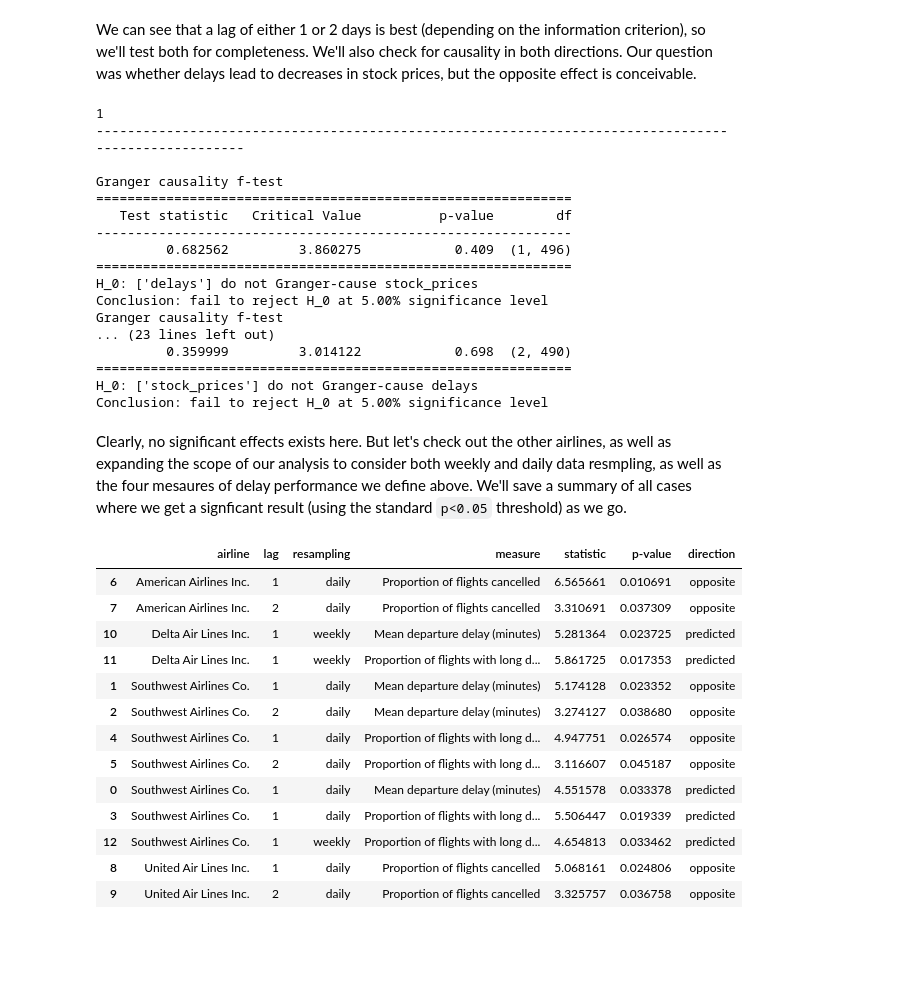
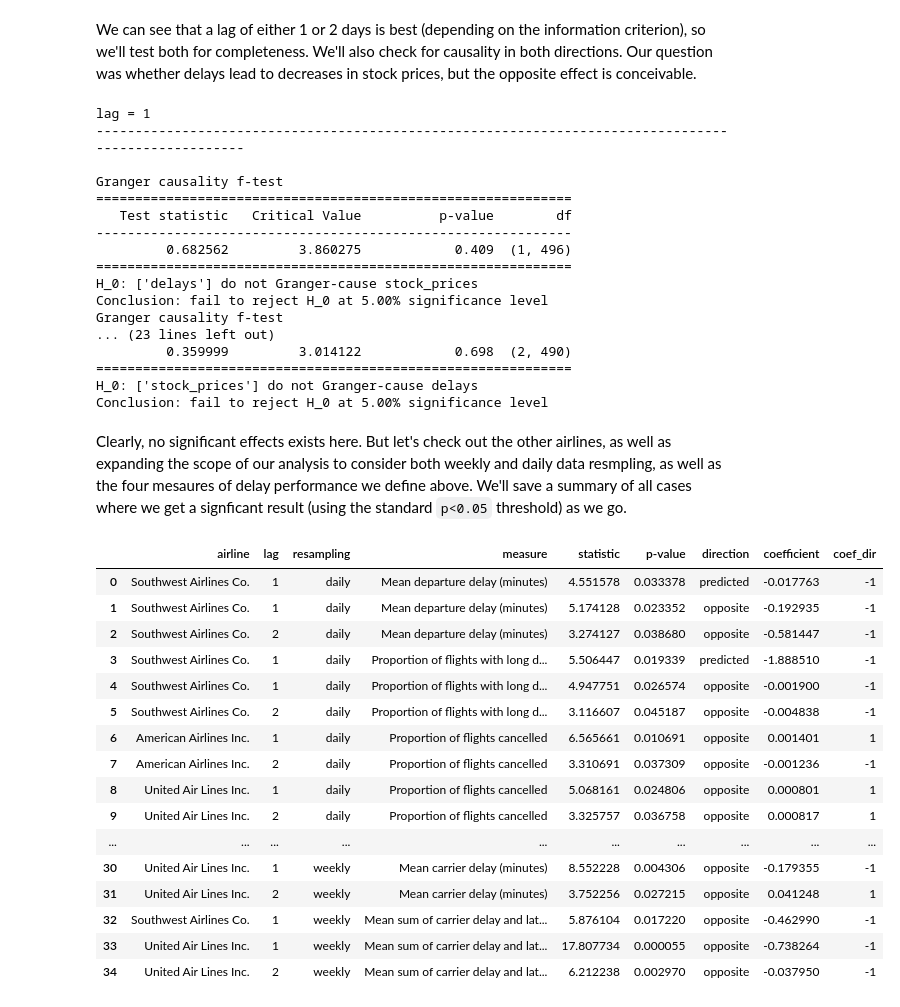
Before and after one commit to jlorince/fun-with-notebooks, a Jupyter notebook: stock-prices-and-flight-delays/stock-prices-and-flight-delays.ipynb, the cells around one changed output. Saved outputs shown, nothing was run; the diff lists cells and outputs as text; code cells hidden in the pictures; blank space fills up the shorter version.

```diff
--- a/stock-prices-and-flight-delays/stock-prices-and-flight-delays.ipynb
+++ b/stock-prices-and-flight-delays/stock-prices-and-flight-delays.ipynb
@@ -135,10 +138,13 @@ stock_symbol_dict
 # %%
 from yahoo_finance import Share
+from dateutil.parser import parse
 stock_data = pd.concat([pd.DataFrame(
                            Share(s).get_historical('2015-01-01','2015-12-31'))
                        for s in stock_symbols])
-# for some reason yahoo-finance returns the numeric values as string, so we have to convert to float
+# for some reason yahoo-finance returns the numeric values as strings, so we have to convert to float
 stock_data['Adj_Close'] = stock_data['Adj_Close'].astype(float)
+# ensure the Date column is in datetime format
+stock_data['Date'] = stock_data['Date'].apply(parse)
 # We'll also add in the actual airline names for readability
 stock_data['airline_name'] = stock_data['Symbol'].map(stock_symbol_dict)
 stock_data.head()
@@ -152,7 +160,8 @@ stock_data.head()
 # %%
 fig,ax = plt.subplots(1,1,figsize=(12,4))
 ax.patch.set_facecolor('#DEDEDE')
-stocks_formatted = stock_data[['Adj_Close','airline_name','Date']].pivot(index='Date',columns='airline_name',values='Adj_Close')
+stocks_formatted = stock_data[['Adj_Close','airline_name','Date']].pivot(
+                                        index='Date',columns='airline_name',values='Adj_Close')
 stocks_formatted.plot(legend=None,ax=ax,lw=2,color=colors)
 ax.legend(bbox_to_anchor=(1.3,1.0))
 ax.set_xlabel('')
@@ -275,6 +315,8 @@ Let's start by just looking at American Airlines. We'll examine at the daily-sam
 # %%
 airline = top_carriers[0]
-freq = 'd'
+freq = 'D'
+year_range = pd.date_range(start='2015-01-01',end='2015-12-31',freq=freq)
+measure = 'DEP_DELAY_NEW'
 print airline
 data = pd.DataFrame({'stock_prices':stocks_formatted[airline].resample(freq,how='mean').reindex(year_range),
                     'delays':flights_trimmed[flights_trimmed['airline_name']==airline][measure].resample(
@@ -310,13 +352,13 @@ best_orders = model.select_order(30)
 We can see that a lag of either 1 or 2 days is best (depending on the information criterion), so we'll test both for completeness. We'll also check for causality in both directions. Our question was whether delays lead to decreases in stock prices, but the opposite effect is conceivable.
 # %%
 for lag in (1,2):
-    print '\n'+str(lag)
+    print '\nlag = '+str(lag)
     print '-'*100+'\n'
     result = model.fit(lag)
     result.test_causality('stock_prices', 'delays')
     result.test_causality('delays', 'stock_prices')
 # %% [output]
-1
+lag = 1
 ----------------------------------------------------------------------------------------------------
 
 Granger causality f-test
@@ -338,12 +380,19 @@ Clearly, no significant effects exists here. But let's check out the other airli
 # %%
 results = []
 for freq in ('D','W'):
+    year_range = pd.date_range(start='2015-01-01',end='2015-12-31',freq=freq)
     for measure in measure_dict:
         for airline in top_carriers:
-            data = pd.DataFrame({'stock_prices':stocks_formatted[airline].resample(freq,how='mean').reindex(
-                                                                                            year_range,method='ffill'),
-                                'delays':flights_trimmed[flights_trimmed['airline_name']==airline][measure].resample(
-                                                                        freq,how='mean').reindex(year_range)}).dropna(0)
+            if measure == 'carrier+late_aircraft':
+                flights = flights_trimmed[flights_trimmed['airline_name']==airline]
+                f_data = (flights['CARRIER_DELAY']+flights['LATE_AIRCRAFT_DELAY']).resample(
+                                                    freq,how='mean').reindex(year_range)
+            else:
+                f_data = flights_trimmed[flights_trimmed['airline_name']==airline][measure].resample(
+                                                    freq,how='mean').reindex(year_range)
+            data = pd.DataFrame({'stock_prices':stocks_formatted[airline].resample(
+                                        freq,how='mean').reindex(year_range,method='ffill'),
+                                'delays':f_data}).dropna(0)
             model = VAR(data)
             if freq == 'd':
                 best_orders = model.select_order(30,verbose=False)
@@ -354,31 +403,38 @@ for freq in ('D','W'):
                 granger_result = result.test_causality('stock_prices', 'delays',verbose=False)
                 pv = granger_result['pvalue']
                 if pv<0.05:
+                    coef = result.coefs[lag-1][1][0]
                     result_list = [airline,lag,{'D':'daily','W':'weekly','M':'monthly'}[freq],
-                                   measure_dict[measure],granger_result['statistic'],pv,'predicted']
+                                   measure_dict[measure],granger_result['statistic'],pv,'predicted',coef]
                     results.append(result_list)
                 granger_result = result.test_causality('delays', 'stock_prices',verbose=False)
                 pv = granger_result['pvalue']
                 if pv<0.05:
+                    coef = result.coefs[lag-1][0][1]
                     result_list = [airline,lag,{'D':'daily','W':'weekly','M':'monthly'}[freq],
-                                   measure_dict[measure],granger_result['statistic'],pv,'opposite']
+                                   measure_dict[measure],granger_result['statistic'],pv,'opposite',coef]
                     results.append(result_list)
 # %%
 summary = pd.DataFrame(results)
-summary.columns = ['airline','lag','resampling','measure','statistic','p-value','direction']
+summary.columns = ['airline','lag','resampling','measure','statistic','p-value','direction','coefficient']
 summary.sort_values(['airline','direction'])
+summary['coef_dir'] = summary['coefficient'].apply(lambda x: -1 if x<=0 else 1)
+summary
 # %% [output]
-|  | airline | lag | resampling | measure | statistic | p-value | direction |
-| 6 | American Airlines Inc. | 1 | daily | Proportion of flights cancelled | 6.565661 | 0.010691 | opposite |
-| 7 | American Airlines Inc. | 2 | daily | Proportion of flights cancelled | 3.310691 | 0.037309 | opposite |
-| 10 | Delta Air Lines Inc. | 1 | weekly | Mean departure delay (minutes) | 5.281364 | 0.023725 | predicted |
-| 11 | Delta Air Lines Inc. | 1 | weekly | Proportion of flights with long d... | 5.861725 | 0.017353 | predicted |
-| 1 | Southwest Airlines Co. | 1 | daily | Mean departure delay (minutes) | 5.174128 | 0.023352 | opposite |
-| 2 | Southwest Airlines Co. | 2 | daily | Mean departure delay (minutes) | 3.274127 | 0.038680 | opposite |
-| 4 | Southwest Airlines Co. | 1 | daily | Proportion of flights with long d... | 4.947751 | 0.026574 | opposite |
-| 5 | Southwest Airlines Co. | 2 | daily | Proportion of flights with long d... | 3.116607 | 0.045187 | opposite |
-| 0 | Southwest Airlines Co. | 1 | daily | Mean departure delay (minutes) | 4.551578 | 0.033378 | predicted |
-| 3 | Southwest Airlines Co. | 1 | daily | Proportion of flights with long d... | 5.506447 | 0.019339 | predicted |
-| 12 | Southwest Airlines Co. | 1 | weekly | Proportion of flights with long d... | 4.654813 | 0.033462 | predicted |
-| 8 | United Air Lines Inc. | 1 | daily | Proportion of flights cancelled | 5.068161 | 0.024806 | opposite |
-| 9 | United Air Lines Inc. | 2 | daily | Proportion of flights cancelled | 3.325757 | 0.036758 | opposite |
+|  | airline | lag | resampling | measure | statistic | p-value | direction | coefficient | coef_dir |
+| 0 | Southwest Airlines Co. | 1 | daily | Mean departure delay (minutes) | 4.551578 | 0.033378 | predicted | -0.017763 | -1 |
+| 1 | Southwest Airlines Co. | 1 | daily | Mean departure delay (minutes) | 5.174128 | 0.023352 | opposite | -0.192935 | -1 |
+| 2 | Southwest Airlines Co. | 2 | daily | Mean departure delay (minutes) | 3.274127 | 0.038680 | opposite | -0.581447 | -1 |
+| 3 | Southwest Airlines Co. | 1 | daily | Proportion of flights with long d... | 5.506447 | 0.019339 | predicted | -1.888510 | -1 |
+| 4 | Southwest Airlines Co. | 1 | daily | Proportion of flights with long d... | 4.947751 | 0.026574 | opposite | -0.001900 | -1 |
+| 5 | Southwest Airlines Co. | 2 | daily | Proportion of flights with long d... | 3.116607 | 0.045187 | opposite | -0.004838 | -1 |
+| 6 | American Airlines Inc. | 1 | daily | Proportion of flights cancelled | 6.565661 | 0.010691 | opposite | 0.001401 | 1 |
+| 7 | American Airlines Inc. | 2 | daily | Proportion of flights cancelled | 3.310691 | 0.037309 | opposite | -0.001236 | -1 |
+| 8 | United Air Lines Inc. | 1 | daily | Proportion of flights cancelled | 5.068161 | 0.024806 | opposite | 0.000801 | 1 |
+| 9 | United Air Lines Inc. | 2 | daily | Proportion of flights cancelled | 3.325757 | 0.036758 | opposite | 0.000817 | 1 |
+| ... | ... | ... | ... | ... | ... | ... | ... | ... | ... |
+| 30 | United Air Lines Inc. | 1 | weekly | Mean carrier delay (minutes) | 8.552228 | 0.004306 | opposite | -0.179355 | -1 |
+| 31 | United Air Lines Inc. | 2 | weekly | Mean carrier delay (minutes) | 3.752256 | 0.027215 | opposite | 0.041248 | 1 |
+| 32 | Southwest Airlines Co. | 1 | weekly | Mean sum of carrier delay and lat... | 5.876104 | 0.017220 | opposite | -0.462990 | -1 |
+| 33 | United Air Lines Inc. | 1 | weekly | Mean sum of carrier delay and lat... | 17.807734 | 0.000055 | opposite | -0.738264 | -1 |
+| 34 | United Air Lines Inc. | 2 | weekly | Mean sum of carrier delay and lat... | 6.212238 | 0.002970 | opposite | -0.037950 | -1 |
```
Also changed, not shown: parts of 28 cells of this notebook, 1 other file.
